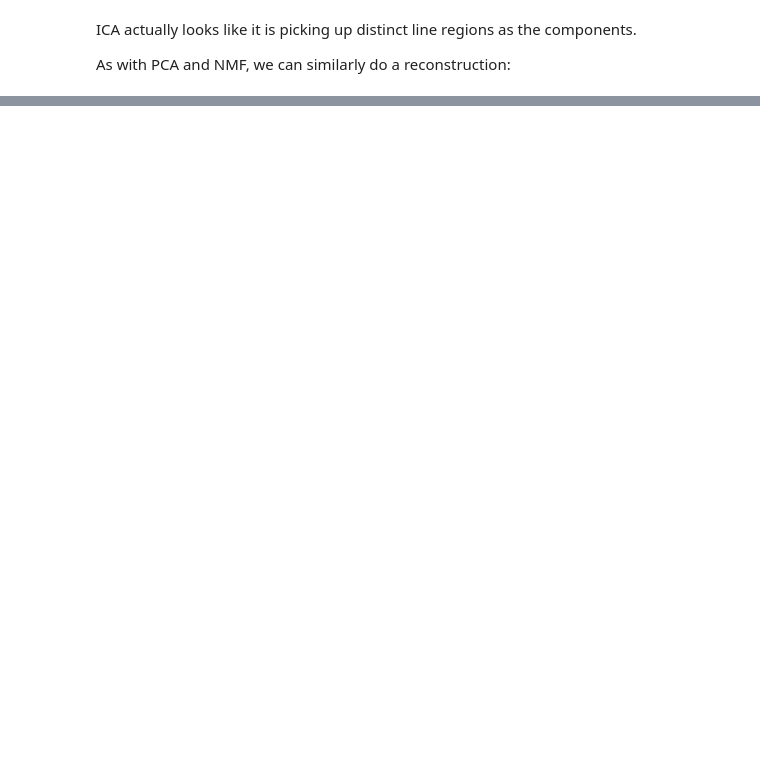
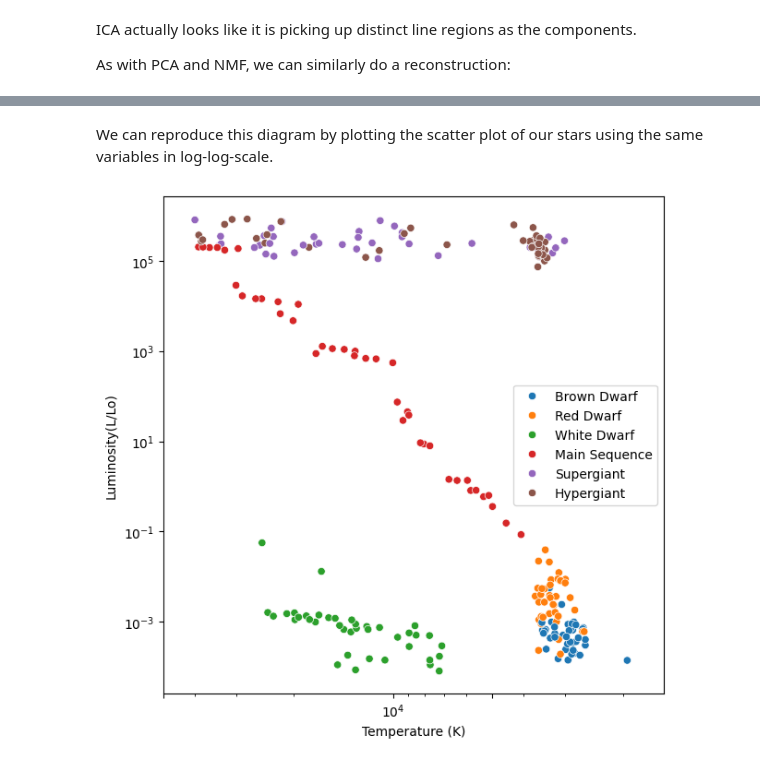
Before and after one commit to dgerosa/astrostatistics_bicocca_2024, a Jupyter notebook: lectures/L15_dimensionality.ipynb, the cells around one changed output, grey strips where cells are left out. Cells and saved outputs as stored; diff of their text form; code cells hidden in the pictures; blank space fills up the shorter version.

```diff
--- a/lectures/L15_dimensionality.ipynb
+++ b/lectures/L15_dimensionality.ipynb
@@ -1045,0 +1033,3 @@ In a realistic scenario, those jumps will have a physical meaning. Say for a sat
+# %%
+import pandas as pd
+df_stars = pd.read_csv("stars.csv")
@@ -1045,0 +1054,9 @@ In a realistic scenario, those jumps will have a physical meaning. Say for a sat
+# %%
+from sklearn.preprocessing import LabelEncoder
+
+le = LabelEncoder()
+# Assign unique integers from 0 to 6 to each star type
+df_stars['Star type'] = le.fit_transform(df_stars['Star type'])
+labels = le.inverse_transform(df_stars['Star type'])
+class_names = le.classes_
+print(class_names)
@@ -1045,0 +1072,15 @@ In a realistic scenario, those jumps will have a physical meaning. Say for a sat
+# %% [markdown]
+We can reproduce this diagram by plotting the scatter plot of our stars using the same variables in log-log-scale.
+# %%
+import seaborn as sns
+
+fig = plt.figure(figsize=(7, 7))
+sns.scatterplot(data=df_stars, x='Temperature (K)', y='Luminosity(L/Lo)', hue=labels)
+
+plt.xscale('log')
+plt.yscale('log')
+plt.xticks([5000, 10000, 50000])
+plt.xlim(5e4, 1.5e3)
+plt.show()
+# %% [output]
+[figure, added]
```
Also changed, not shown: parts of 29 cells of this notebook, 1 other file.
